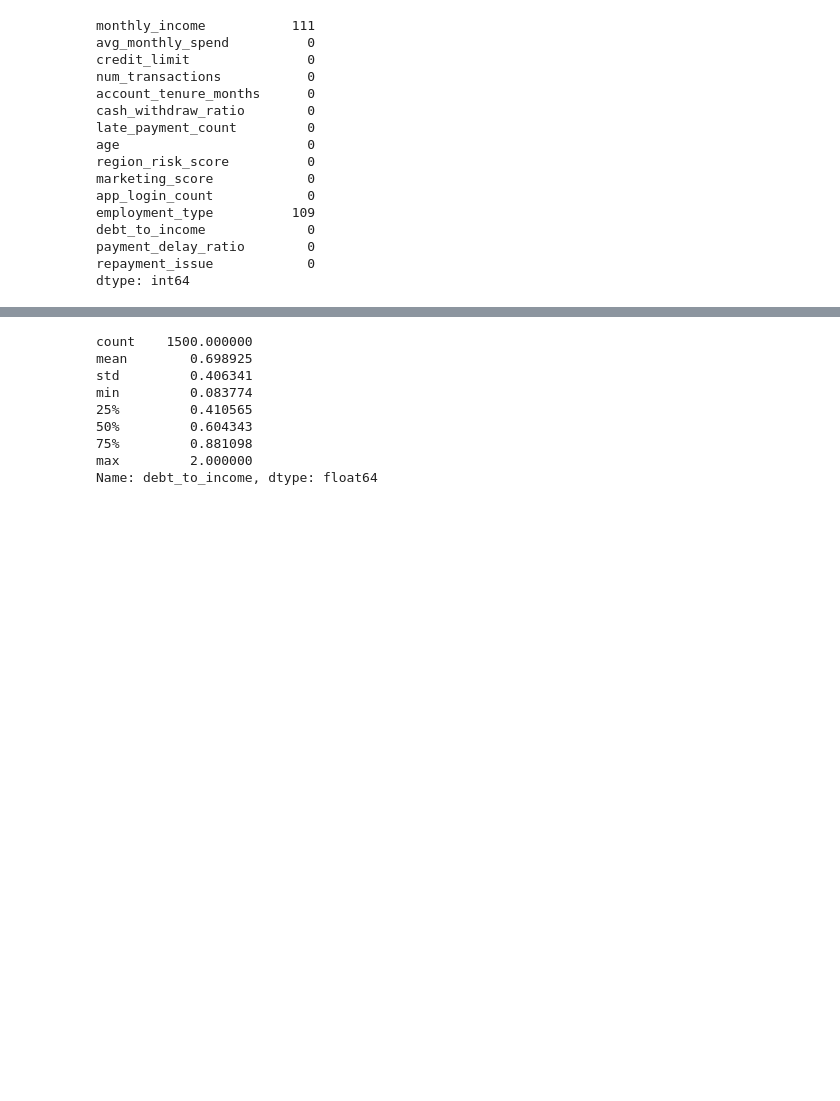
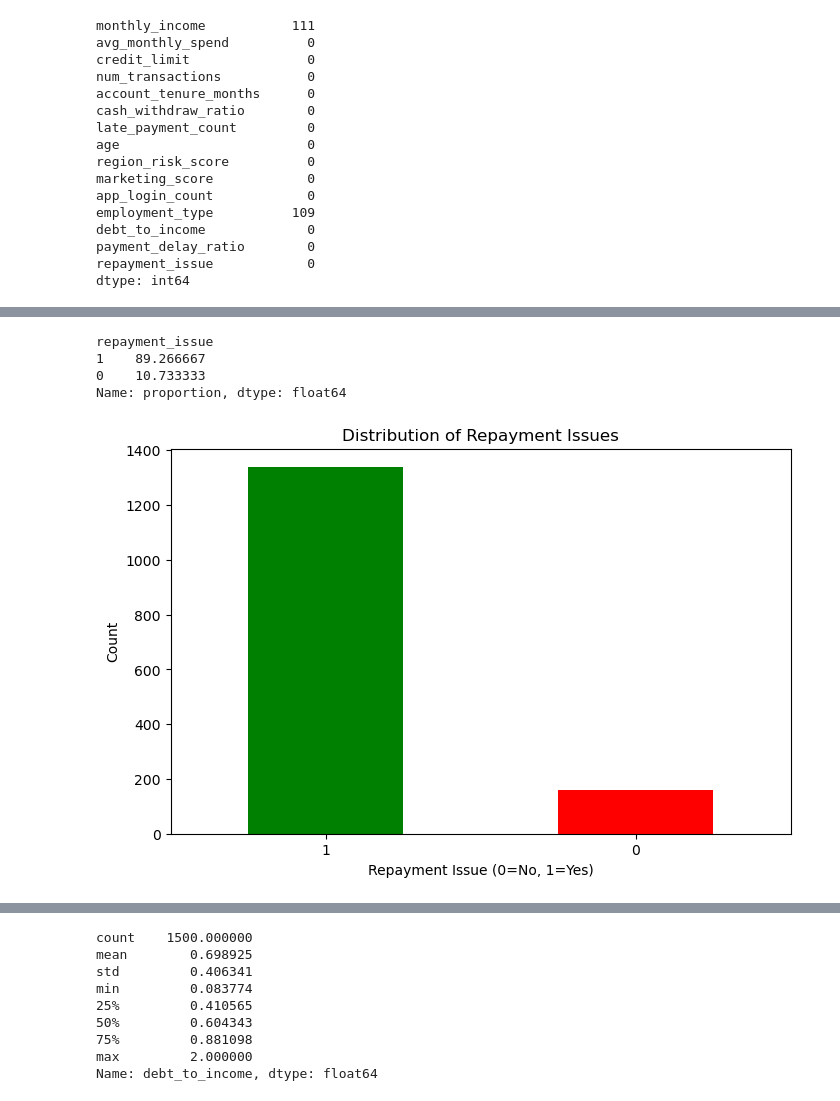
Before and after one commit to soroushyasini/Part-MasterClass-FinTech01, a Jupyter notebook: production.ipynb, the cells around one changed output, grey strips where cells are left out. Cells and saved outputs as stored; diff of their text form; code cells hidden in the pictures; blank space fills up the shorter version.

```diff
--- a/production.ipynb
+++ b/production.ipynb
@@ -106,0 +109,21 @@ df.describe()
+# %%
+# Count target variable
+df['repayment_issue'].value_counts()
+
+# Percentage distribution
+df['repayment_issue'].value_counts(normalize=True) * 100
+# %% [output]
+repayment_issue
+1    89.266667
+0    10.733333
+Name: proportion, dtype: float64
+# %%
+plt.figure(figsize=(8, 5))
+df['repayment_issue'].value_counts().plot(kind='bar', color=['green', 'red'])
+plt.title('Distribution of Repayment Issues')
+plt.xlabel('Repayment Issue (0=No, 1=Yes)')
+plt.ylabel('Count')
+plt.xticks(rotation=0)
+plt.show()
+# %% [output]
+[figure, added]
```
Also changed, not shown: parts of 25 cells of this notebook.
